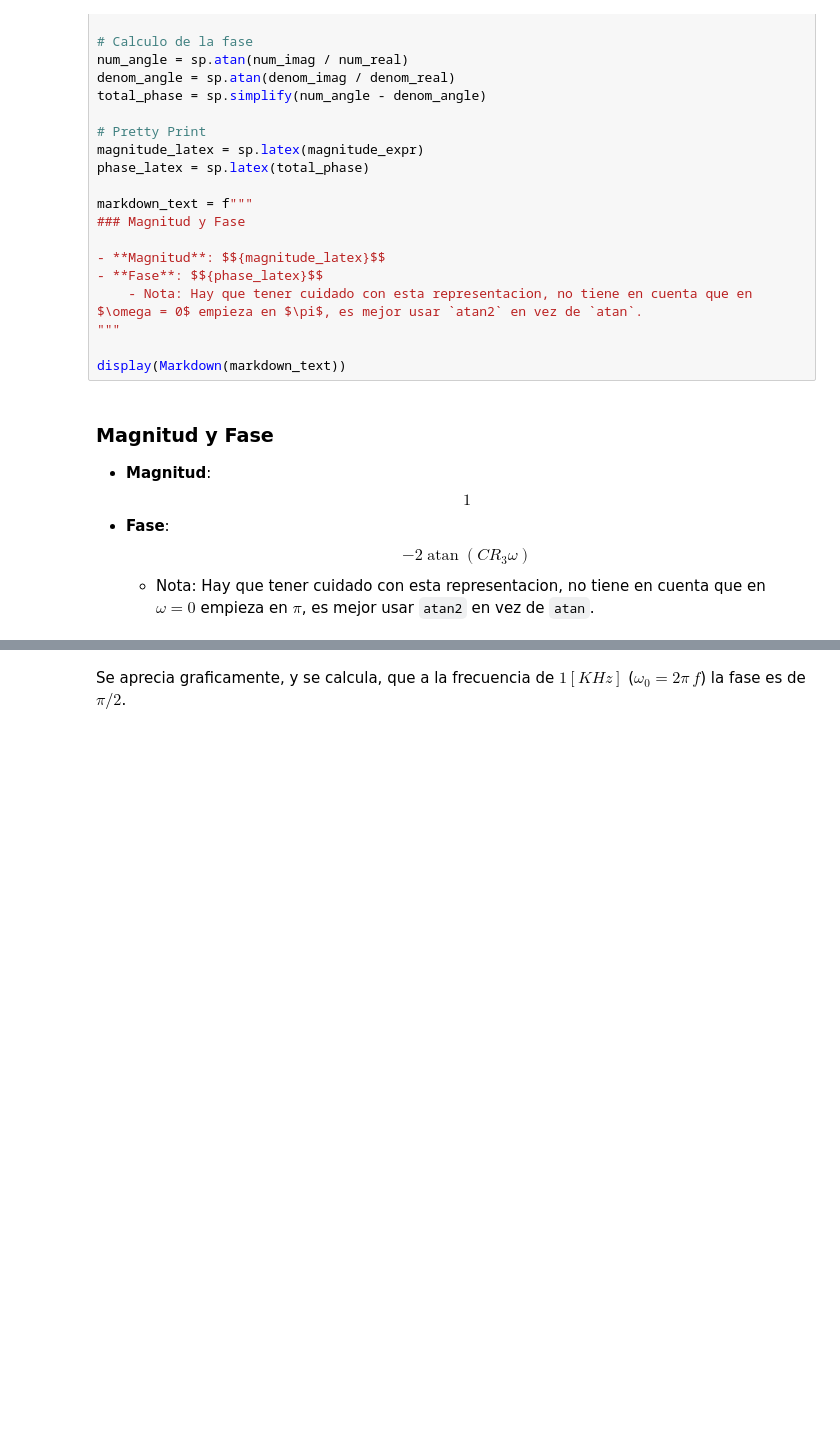
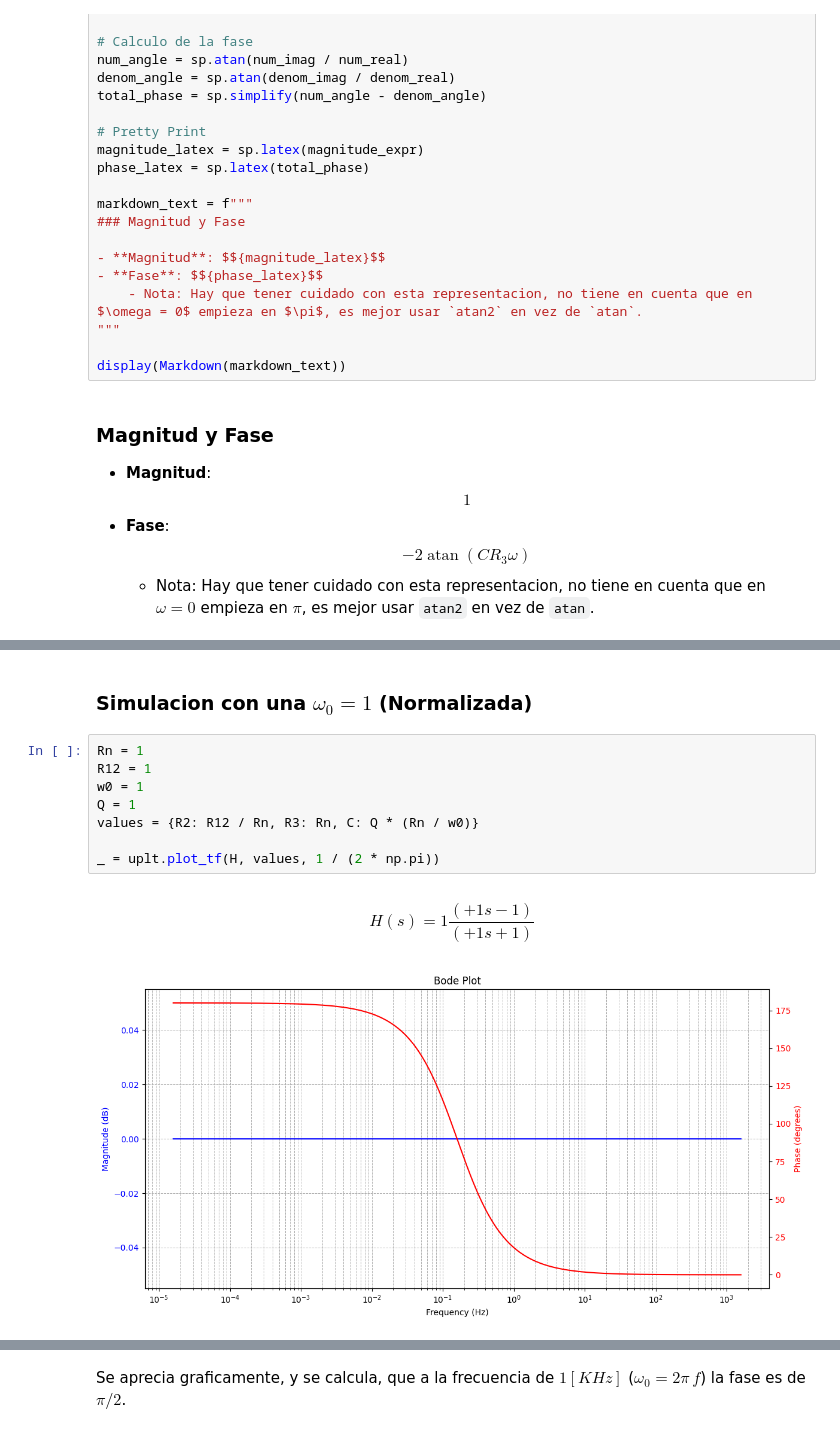
Before and after one commit to fborello-lambda/TC2-2025, a Jupyter notebook: TS1/TS1.ipynb, the cells around one changed output, grey strips where cells are left out. Cells and saved outputs as stored; diff of their text form; blank space fills up the shorter version.

```diff
--- a/TS1/TS1.ipynb
+++ b/TS1/TS1.ipynb
@@ -192,3 +133,16 @@ Frecuencias donde la fase es aproximadamente π/2: [1000.]
+# %% [markdown]
+### Simulacion con una $\omega_0 = 1$ (Normalizada)
+# %%
+Rn = 1
+R12 = 1
+w0 = 1
+Q = 1
+values = {R2: R12 / Rn, R3: Rn, C: Q * (Rn / w0)}
+
+_ = uplt.plot_tf(H, values, 1 / (2 * np.pi))
+# %% [output]
+$$H(s) = 1 \frac{(+ 1s - 1)}{(+ 1s + 1)}$$
+[figure, added]
 # %% [markdown]
 Para simular un amplificador operacional real, de manera rápida y práctica, se puede multiplicar la función de transferencia por la siguiente expresión:
 
```
Also changed, not shown: parts of 17 cells of this notebook, 4 other files.
